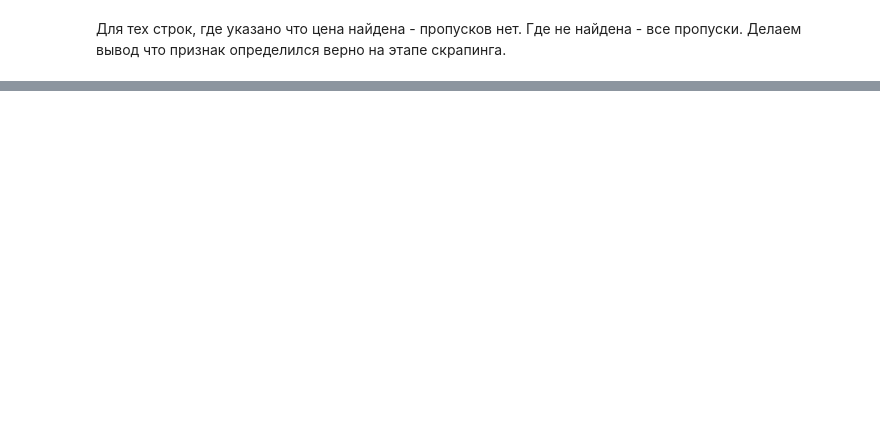
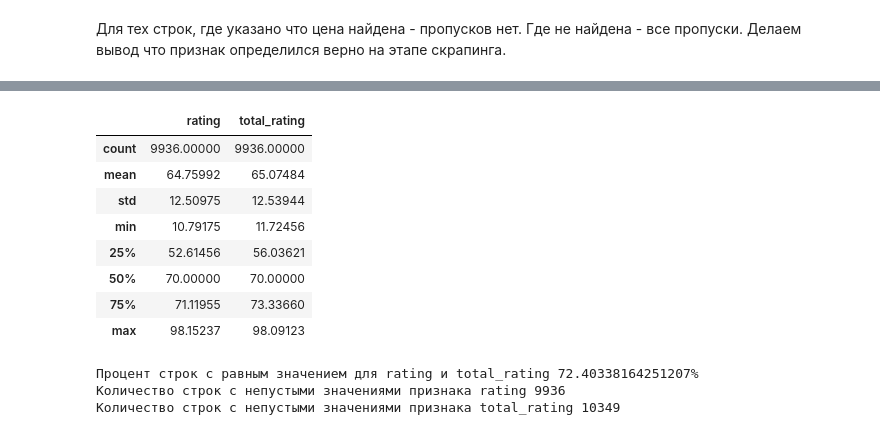
Before and after one commit to ylevennn/smadimo-gp-2, a Jupyter notebook: src/eda/clean_final_dataset.ipynb, the cells around one changed output, grey strips where cells are left out. Saved outputs shown, nothing was run; the diff lists cells and outputs as text; code cells hidden in the pictures; blank space fills up the shorter version.

```diff
--- a/src/eda/clean_final_dataset.ipynb
+++ b/src/eda/clean_final_dataset.ipynb
@@ -213,0 +228,22 @@ not_found_game_price[not_found_game_price['game_price'].isna()]
+# %%
+not_na_ratings = df_final[df_final[['rating', 'rating_count', 'total_rating', 'total_rating_count']].notna().all(axis=1)][['rating', 'rating_count', 'total_rating', 'total_rating_count']]
+# %%
+pd.concat([not_na_ratings['rating'].describe(), not_na_ratings['total_rating'].describe()], axis=1)
+# %% [output]
+|  | rating | total_rating |
+| count | 9936.00000 | 9936.00000 |
+| mean | 64.75992 | 65.07484 |
+| std | 12.50975 | 12.53944 |
+| min | 10.79175 | 11.72456 |
+| 25% | 52.61456 | 56.03621 |
+| 50% | 70.00000 | 70.00000 |
+| 75% | 71.11955 | 73.33660 |
+| max | 98.15237 | 98.09123 |
+# %%
+print(f'Процент строк с равным значением для rating и total_rating {not_na_ratings[not_na_ratings['rating'] == not_na_ratings['total_rating']].shape[0] / not_na_ratings.shape[0] * 100}%')
+print(f'Количество строк с непустыми значениями признака rating {df_final[df_final['rating'].notna()].shape[0]}')
+print(f'Количество строк с непустыми значениями признака total_rating {df_final[df_final['total_rating'].notna()].shape[0]}')
+# %% [output]
+Процент строк с равным значением для rating и total_rating 72.40338164251207%
+Количество строк с непустыми значениями признака rating 9936
+Количество строк с непустыми значениями признака total_rating 10349
```
Also changed, not shown: parts of 27 cells of this notebook, 1 other file.
